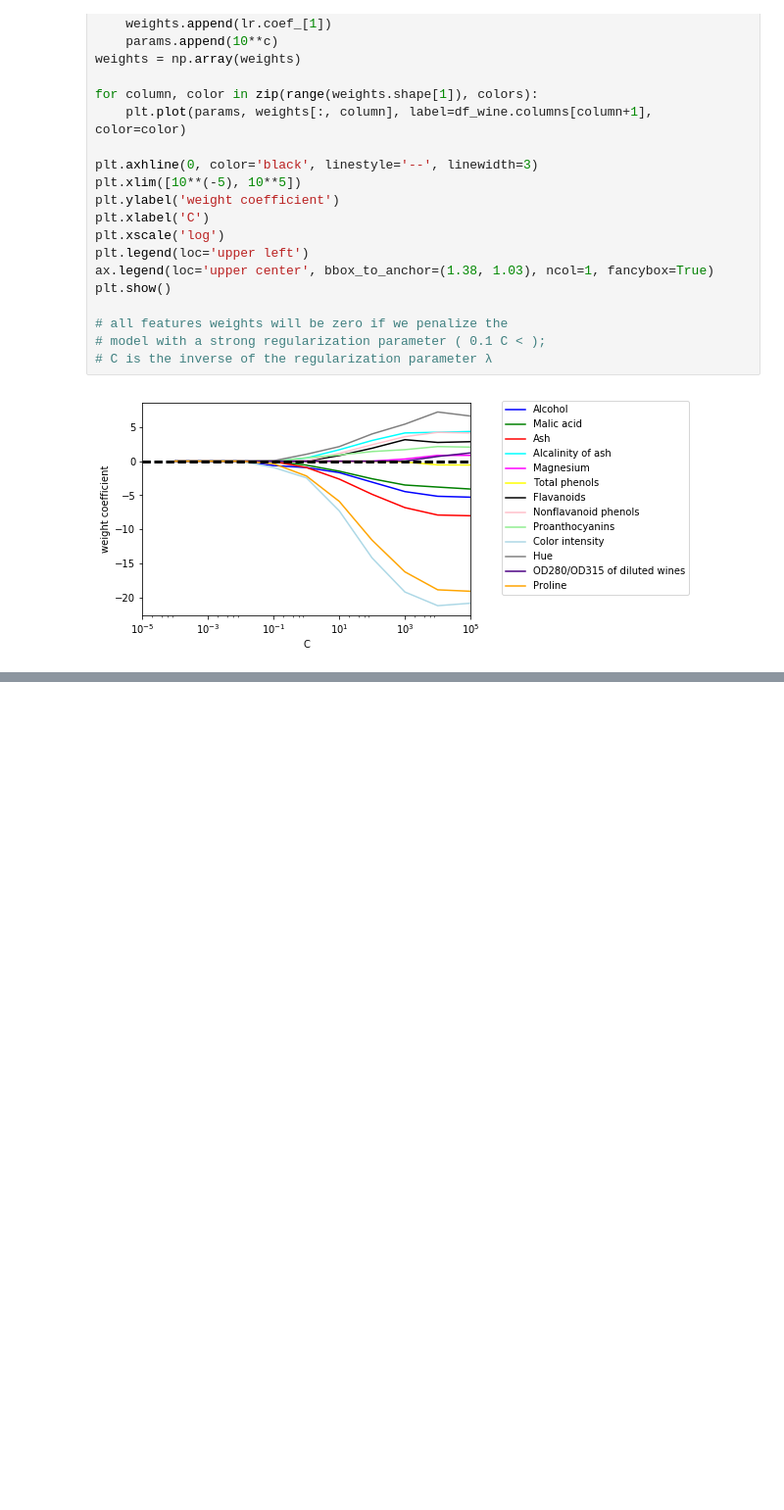
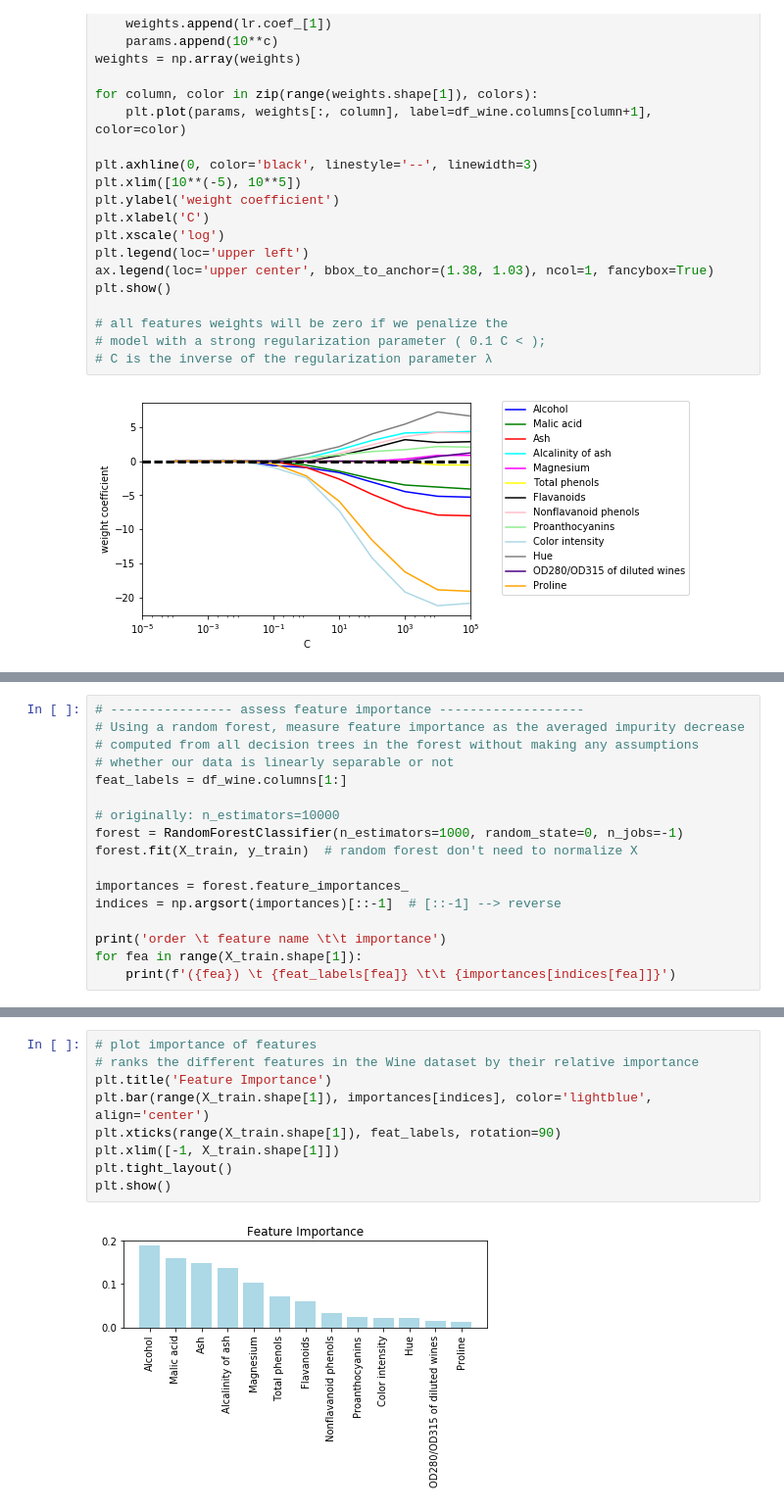
Before and after one commit to rarezhang/python_machine_learning, a Jupyter notebook: ch04_data_preprocessing/ch04_data_preprocessing.ipynb, the cells around one changed output, grey strips where cells are left out. Shown: that part at 98% size. Saved outputs shown, nothing was run; the diff lists cells and outputs as text; blank space fills up the shorter version.

```diff
--- a/ch04_data_preprocessing/ch04_data_preprocessing.ipynb
+++ b/ch04_data_preprocessing/ch04_data_preprocessing.ipynb
@@ -285,0 +334,17 @@ plt.show()
+# %%
+# ---------------- assess feature importance -------------------
+# Using a random forest, measure feature importance as the averaged impurity decrease
+# computed from all decision trees in the forest without making any assumptions
+# whether our data is linearly separable or not
+feat_labels = df_wine.columns[1:]
+
+# originally: n_estimators=10000
+forest = RandomForestClassifier(n_estimators=1000, random_state=0, n_jobs=-1)
+forest.fit(X_train, y_train)  # random forest don't need to normalize X
+
+importances = forest.feature_importances_
+indices = np.argsort(importances)[::-1]  # [::-1] --> reverse
+
+print('order \t feature name \t\t importance')
+for fea in range(X_train.shape[1]):
+    print(f'({fea}) \t {feat_labels[fea]} \t\t {importances[indices[fea]]}')
@@ -285,0 +366,11 @@ plt.show()
+# %%
+# plot importance of features
+# ranks the different features in the Wine dataset by their relative importance
+plt.title('Feature Importance')
+plt.bar(range(X_train.shape[1]), importances[indices], color='lightblue', align='center')
+plt.xticks(range(X_train.shape[1]), feat_labels, rotation=90)
+plt.xlim([-1, X_train.shape[1]])
+plt.tight_layout()
+plt.show()
+# %% [output]
+[figure, added]
```
Also changed, not shown: parts of 5 cells of this notebook, 2 other files.
